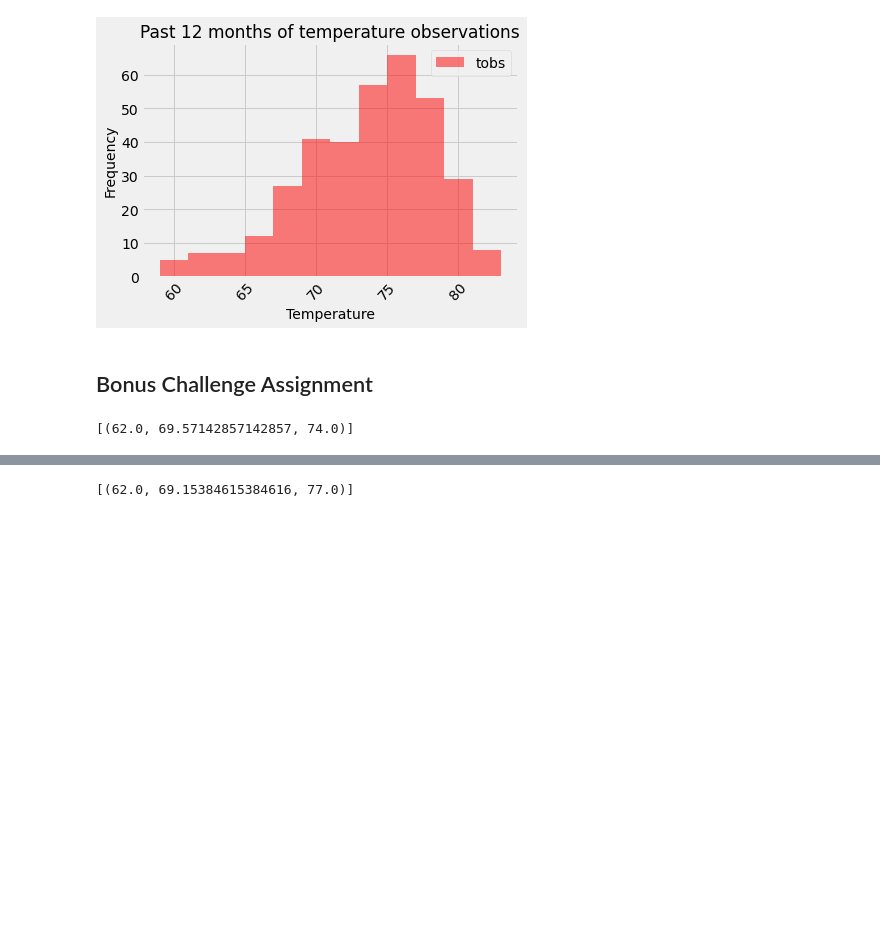
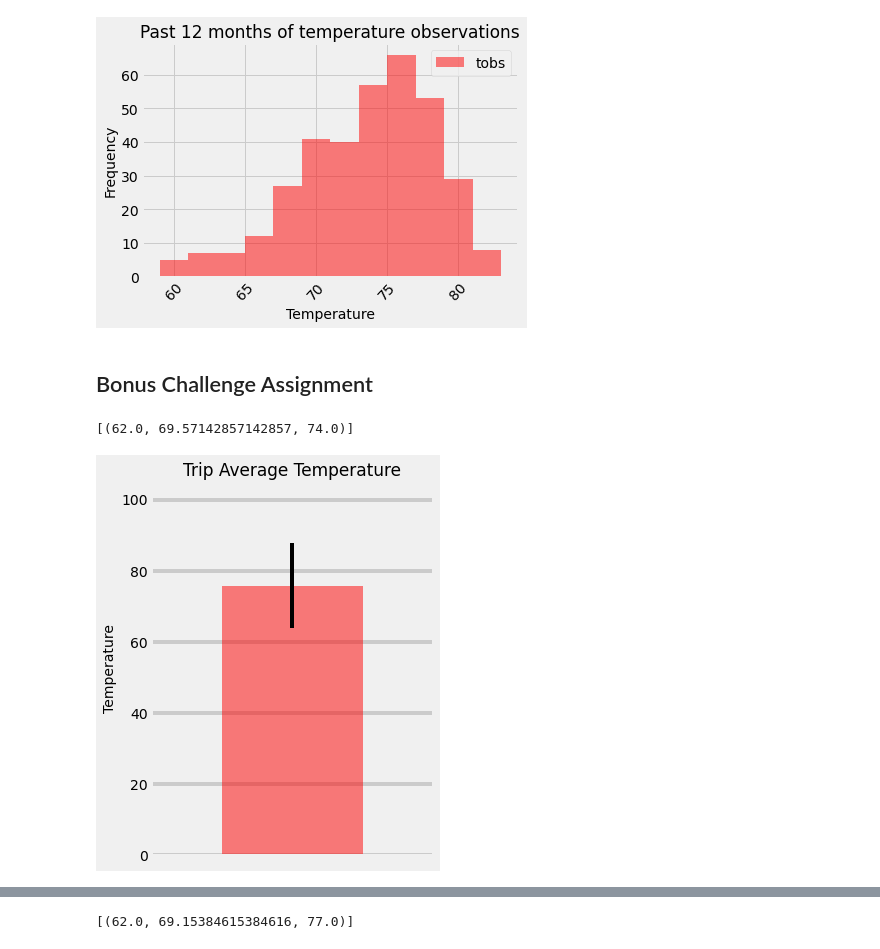
Before and after one commit to TheGreekGoddess/Data_Analysis_using_SQL_Alchemy, a Jupyter notebook: climate_starter.ipynb, the cells around one changed output, grey strips where cells are left out. Drawn from its saved outputs; the diff is of its cells as text; code cells hidden in the pictures; blank space fills up the shorter version.

```diff
--- a/climate_starter.ipynb
+++ b/climate_starter.ipynb
@@ -192,3 +192,6 @@ print(calc_temps('2012-02-28', '2012-03-05'))
 # %%
 # Use your previous function `calc_temps` to calculate the tmin, tavg, and tmax
 # for your trip using the previous year's data for those same dates.
+start_date = "2013-07-08"
+end_date = "2013-07-18"
+calc_temp = calc_temps(start_date, end_date)
@@ -200,3 +198,26 @@ print(calc_temps('2012-02-28', '2012-03-05'))
+# %%
+# Plot the results from your previous query as a bar chart.
+calc_temp_df = pd.DataFrame(calc_temp, columns=["Min Temperature", "Avg Temperature", "Max Temperature"])
+avg_temp = calc_temp_df["Avg Temperature"]
+
+# Use the peak-to-peak (tmax-tmin) value as the y error bar (yerr)
+tmin_tmax_temp = calc_temp_df.iloc[0]["Max Temperature"] - calc_temp_df.iloc[0]["Min Temperature"]
+avg_temp.plot(kind = "bar", yerr = tmin_tmax_temp, figsize = (5,6), color = 'red', alpha = 0.5)
+
+# Set the title, legend, x & y axis labels and limits
+# Use "Trip Avg Temp" as your Title
+# Use the average temperature for the y value
+plt.title("Trip Average Temperature", fontsize = 17)
+plt.ylabel("Temperature", fontsize = 14)
+plt.xticks([])
+plt.ylim((0, 105))
+plt.grid( linestyle = "-", linewidth = 4)
+
+# Show and resize the plot
+plt.tight_layout()
+plt.show()
+# %% [output]
+[figure, added]
 # %%
 # Calculate the total amount of rainfall per weather station for your trip dates using the previous year's matching dates.
 # Sort this in descending order by precipitation amount and list the station, name, latitude, longitude, and elevation
```
Also changed, not shown: parts of 10 cells of this notebook, 1 other file.
